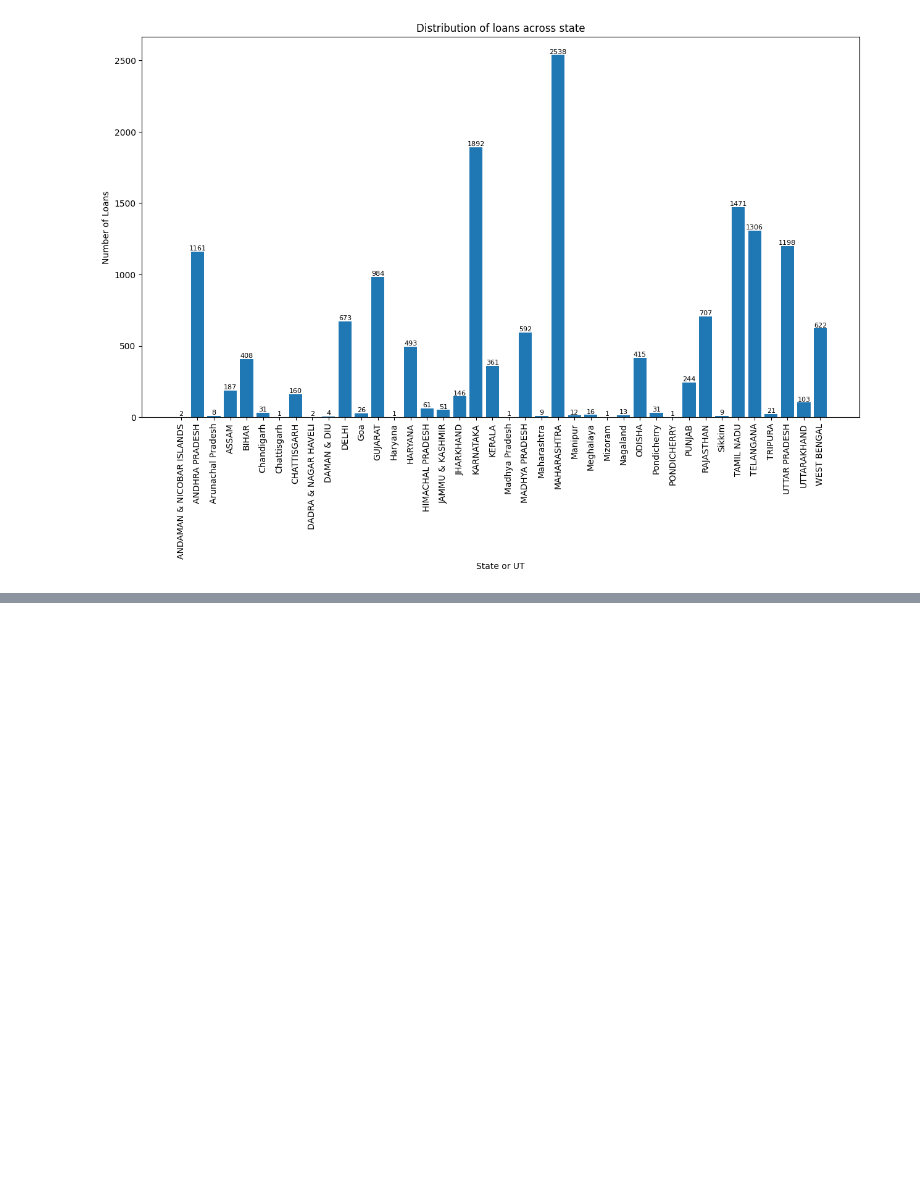
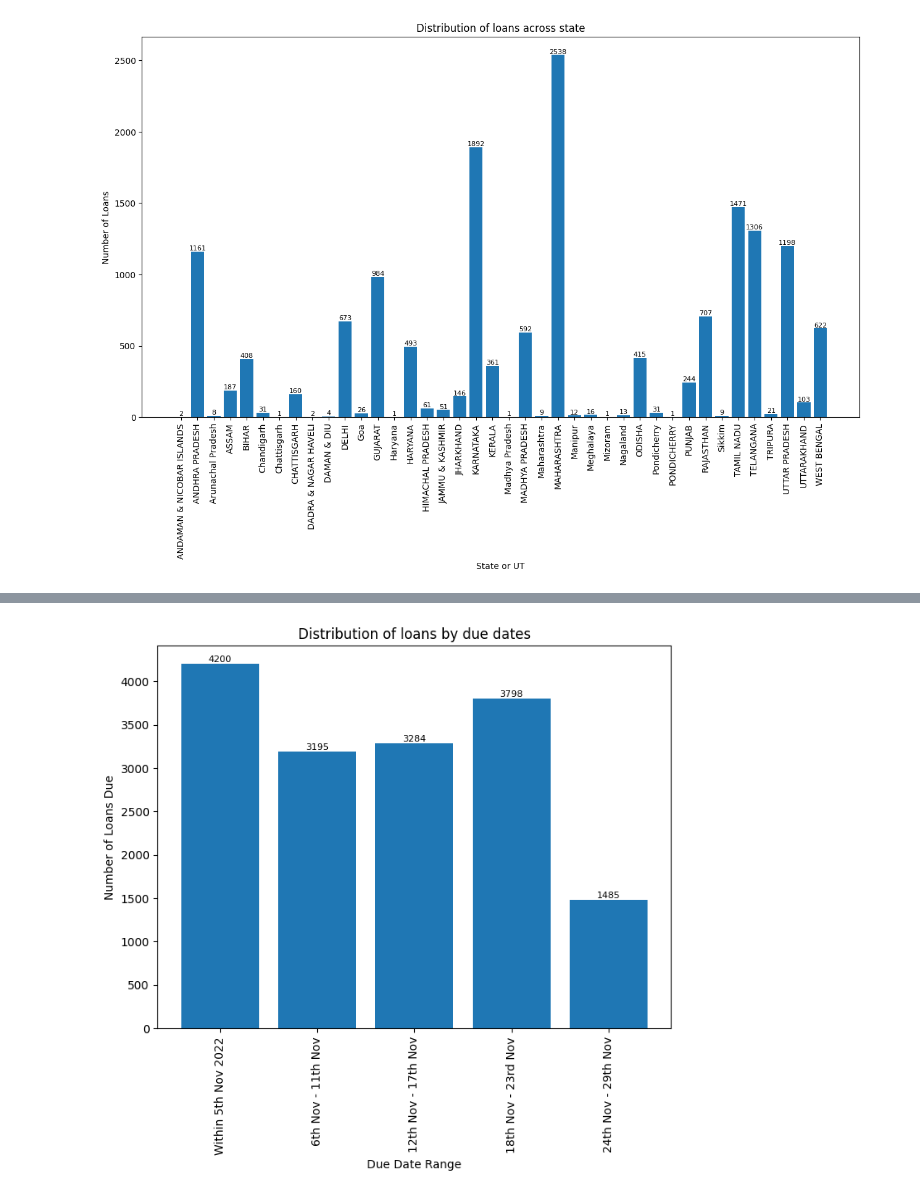
Before and after one commit to imTheDevil/loans-data-analysis, a Jupyter notebook: visualizations.ipynb, the cells around one changed output, grey strips where cells are left out. Drawn from its saved outputs; the diff is of its cells as text; code cells hidden in the pictures; blank space fills up the shorter version.

```diff
--- a/visualizations.ipynb
+++ b/visualizations.ipynb
@@ -55,0 +109,16 @@ plt.show()
+# %%
+#Q4
+#Bar plot for "Distribution of loans by due dates"
+fig, ax = plt.subplots(figsize = (8, 6))
+ax.bar(q4['date_range'], q4['loans_due'])
+ax.set_title("Distribution of loans by due dates")
+ax.set_xlabel('Due Date Range')
+ax.set_ylabel('Number of Loans Due')
+ax.set_xticklabels(q4['date_range'], rotation=90)
+
+for i,j in enumerate(q4['loans_due']):
+    ax.text(i, j, str(j), ha='center', va='bottom', fontsize = 8)
+
+plt.show()
+# %% [output]
+[figure, added]
```
Also changed, not shown: parts of 16 cells of this notebook.
